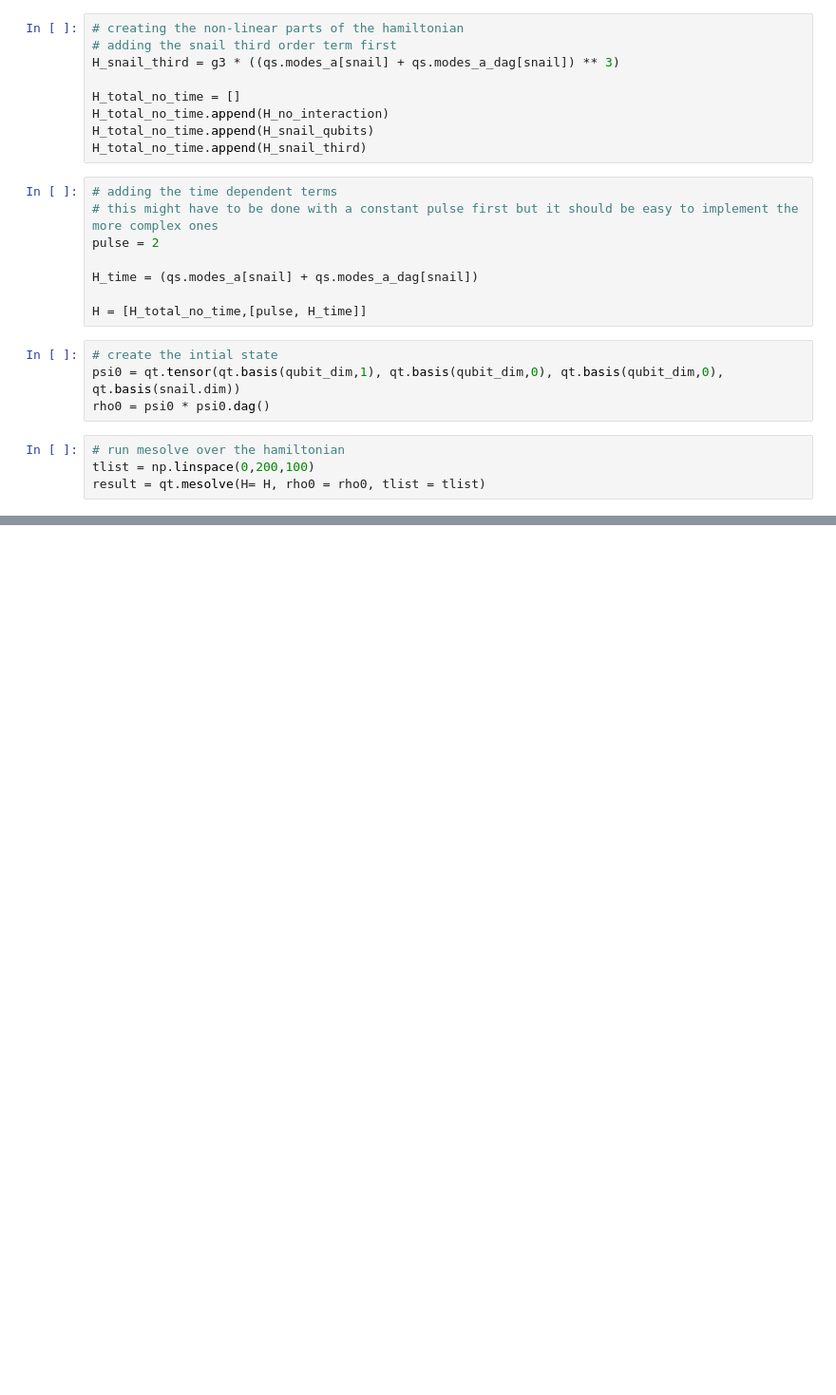
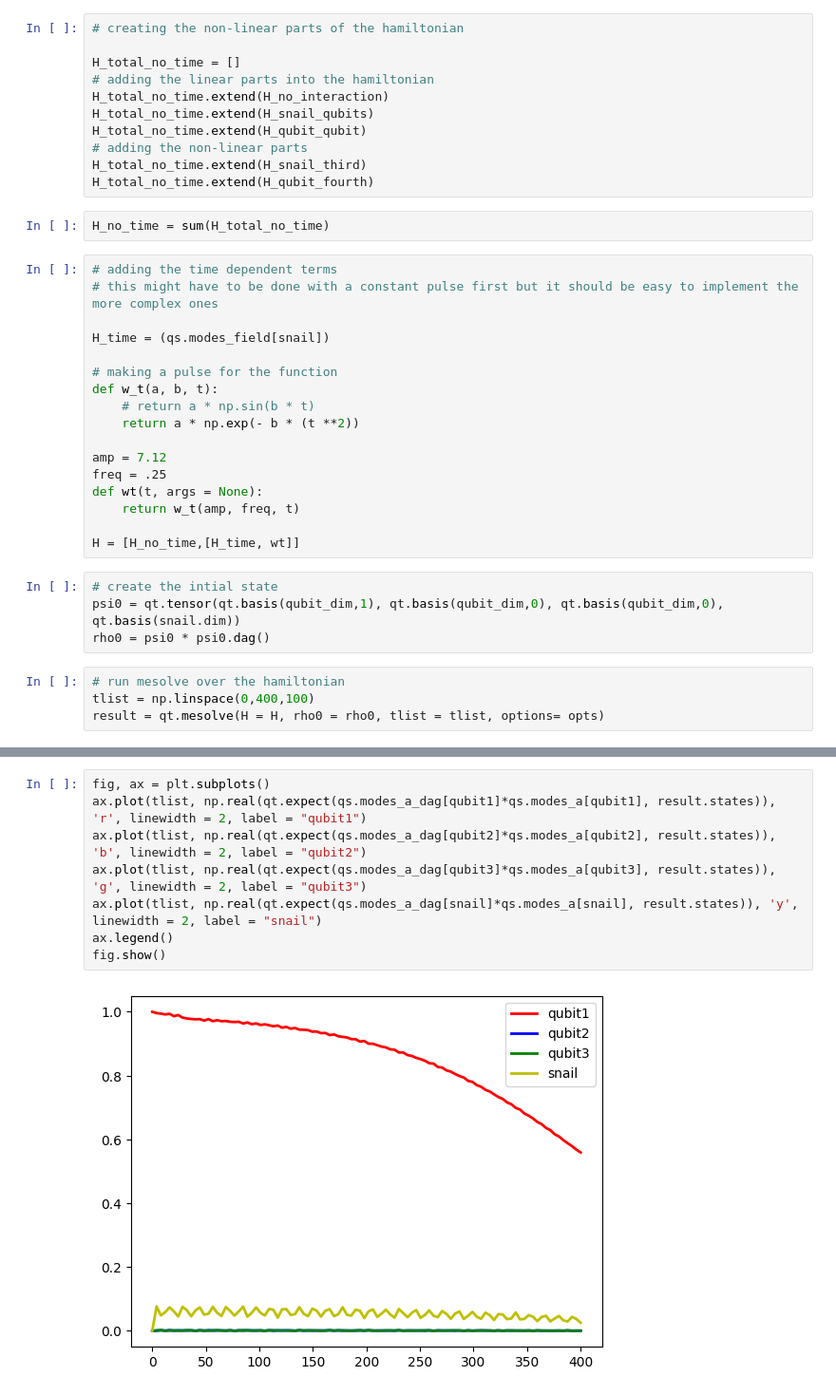
Before and after one commit to Pitt-JonesLab/quantum_logical, a Jupyter notebook: src/notebooks/error_correction/00_simulating_3_wave_mixing.ipynb, the cells around one changed output, grey strips where cells are left out. Shown at 95% size. Saved outputs shown, nothing was run; the diff lists cells and outputs as text; blank space fills up the shorter version.

```diff
--- a/src/notebooks/error_correction/00_simulating_3_wave_mixing.ipynb
+++ b/src/notebooks/error_correction/00_simulating_3_wave_mixing.ipynb
@@ -60,26 +89,39 @@ H_snail_qubits = [gs[qubits.index(i)] * (qs.modes_a[i] * qs.modes_a_dag[snail] +
 # %%
 # creating the non-linear parts of the hamiltonian
-# adding the snail third order term first
-H_snail_third = g3 * ((qs.modes_a[snail] + qs.modes_a_dag[snail]) ** 3)
 
 H_total_no_time = []
-H_total_no_time.append(H_no_interaction)
-H_total_no_time.append(H_snail_qubits)
-H_total_no_time.append(H_snail_third)
+# adding the linear parts into the hamiltonian
+H_total_no_time.extend(H_no_interaction)
+H_total_no_time.extend(H_snail_qubits)
+H_total_no_time.extend(H_qubit_qubit)
+# adding the non-linear parts
+H_total_no_time.extend(H_snail_third)
+H_total_no_time.extend(H_qubit_fourth)
+# %%
+H_no_time = sum(H_total_no_time)
 # %%
 # adding the time dependent terms
 # this might have to be done with a constant pulse first but it should be easy to implement the more complex ones
-pulse = 2
 
-H_time = (qs.modes_a[snail] + qs.modes_a_dag[snail])
+H_time = (qs.modes_field[snail])
 
-H = [H_total_no_time,[pulse, H_time]]
+# making a pulse for the function
+def w_t(a, b, t):
+    # return a * np.sin(b * t)
+    return a * np.exp(- b * (t **2))
+
+amp = 7.12
+freq = .25
+def wt(t, args = None):
+    return w_t(amp, freq, t)
+
+H = [H_no_time,[H_time, wt]]
 # %%
 # create the intial state
 psi0 = qt.tensor(qt.basis(qubit_dim,1), qt.basis(qubit_dim,0), qt.basis(qubit_dim,0), qt.basis(snail.dim))
 rho0 = psi0 * psi0.dag()
 # %%
 # run mesolve over the hamiltonian
-tlist = np.linspace(0,200,100)
-result = qt.mesolve(H= H, rho0 = rho0, tlist = tlist)
+tlist = np.linspace(0,400,100)
+result = qt.mesolve(H = H, rho0 = rho0, tlist = tlist, options= opts)
 # %% [output]
@@ -88,0 +129,10 @@ ValueError: coefficient format not understood
+# %%
+fig, ax = plt.subplots()
+ax.plot(tlist, np.real(qt.expect(qs.modes_a_dag[qubit1]*qs.modes_a[qubit1], result.states)), 'r', linewidth = 2, label = "qubit1")
+ax.plot(tlist, np.real(qt.expect(qs.modes_a_dag[qubit2]*qs.modes_a[qubit2], result.states)), 'b', linewidth = 2, label = "qubit2")
+ax.plot(tlist, np.real(qt.expect(qs.modes_a_dag[qubit3]*qs.modes_a[qubit3], result.states)), 'g', linewidth = 2, label = "qubit3")
+ax.plot(tlist, np.real(qt.expect(qs.modes_a_dag[snail]*qs.modes_a[snail], result.states)), 'y', linewidth = 2, label = "snail")
+ax.legend()
+fig.show()
+# %% [output]
+[figure, added]
```
Also changed, not shown: parts of 8 cells of this notebook.
